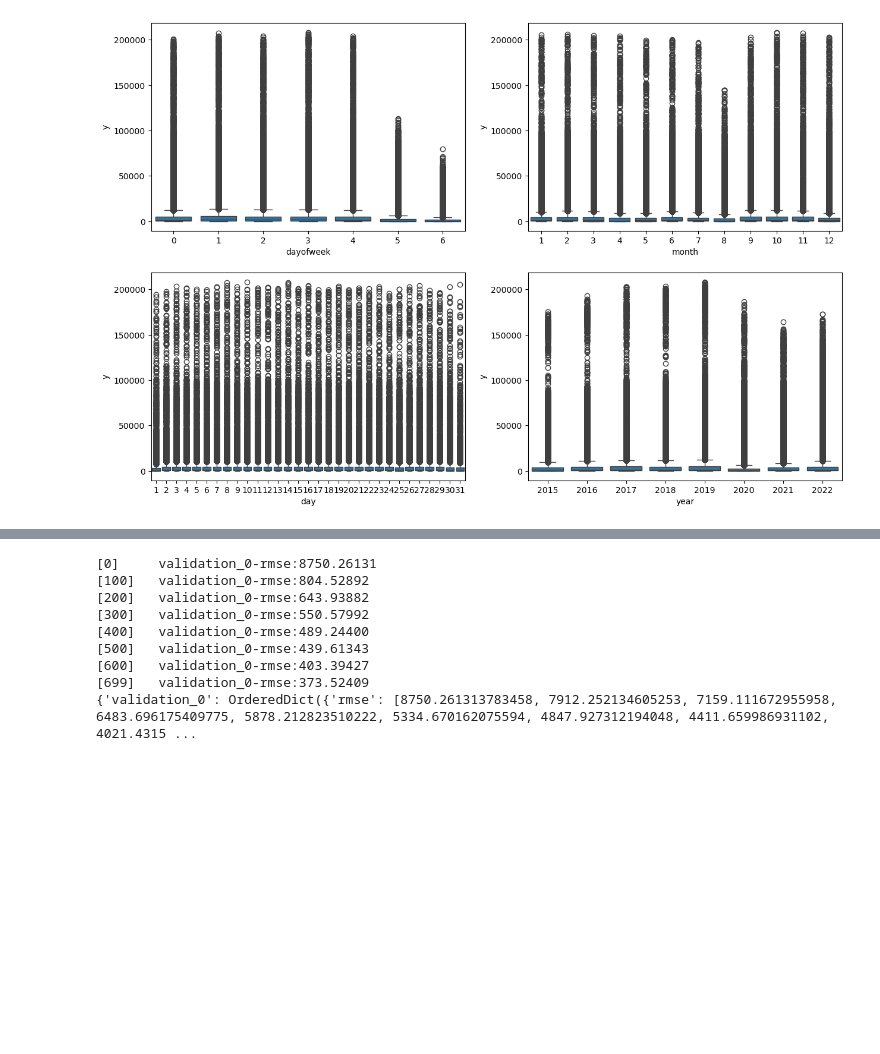
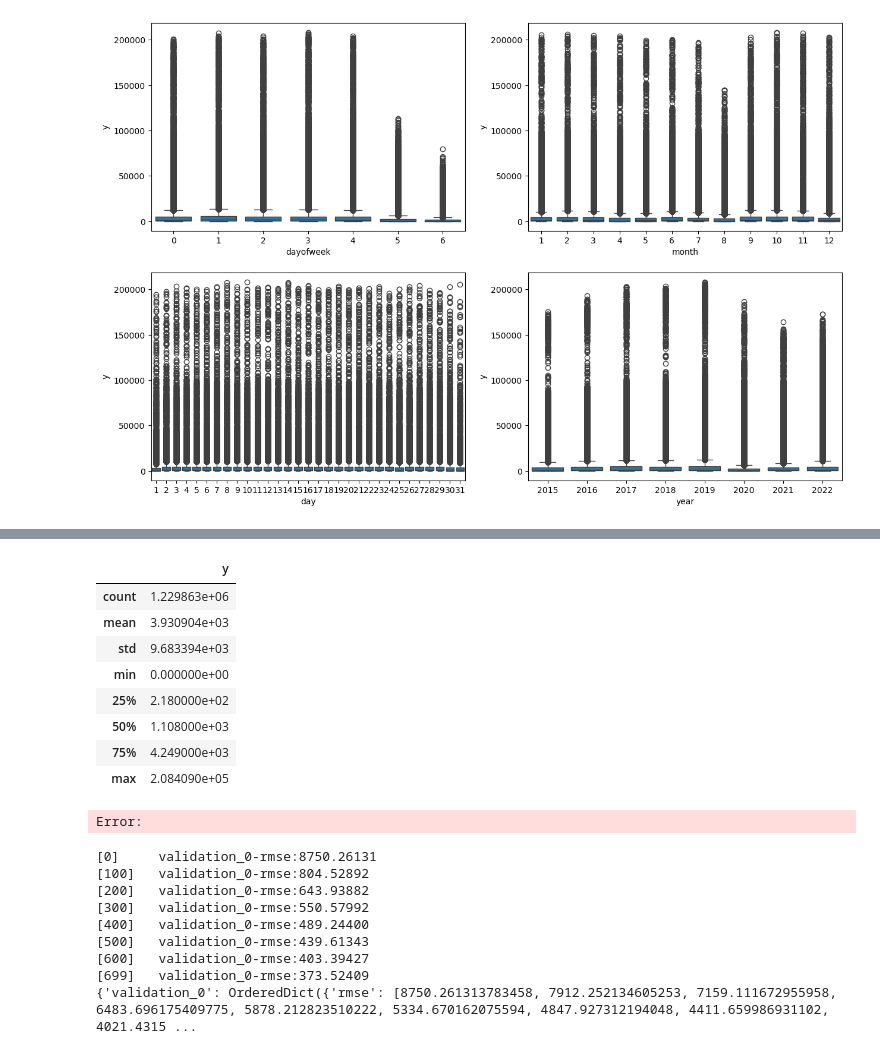
Before and after one commit to ML-SNCF-Transilien/Prediction_SNCF, a Jupyter notebook: ml_pred.ipynb, the cells around one changed output, grey strips where cells are left out. Cells and saved outputs as stored; diff of their text form; code cells hidden in the pictures; blank space fills up the shorter version.

```diff
--- a/ml_pred.ipynb
+++ b/ml_pred.ipynb
@@ -135,3 +147,16 @@ sns.boxplot(x=X_train.year, y=y_train.y, ax=ax[1, 1])
+# %%
+y_train.describe()
+# %% [output]
+|  | y |
+| count | 1.229863e+06 |
+| mean | 3.930904e+03 |
+| std | 9.683394e+03 |
+| min | 0.000000e+00 |
+| 25% | 2.180000e+02 |
+| 50% | 1.108000e+03 |
+| 75% | 4.249000e+03 |
+| max | 2.084090e+05 |
+Error:
 # %%
 # Drop the 'date' column and convert 'station' to categorical
 X_train = X_train.drop(columns=['date'])
```
Also changed, not shown: parts of 1 cell of this notebook, 6 other files.
